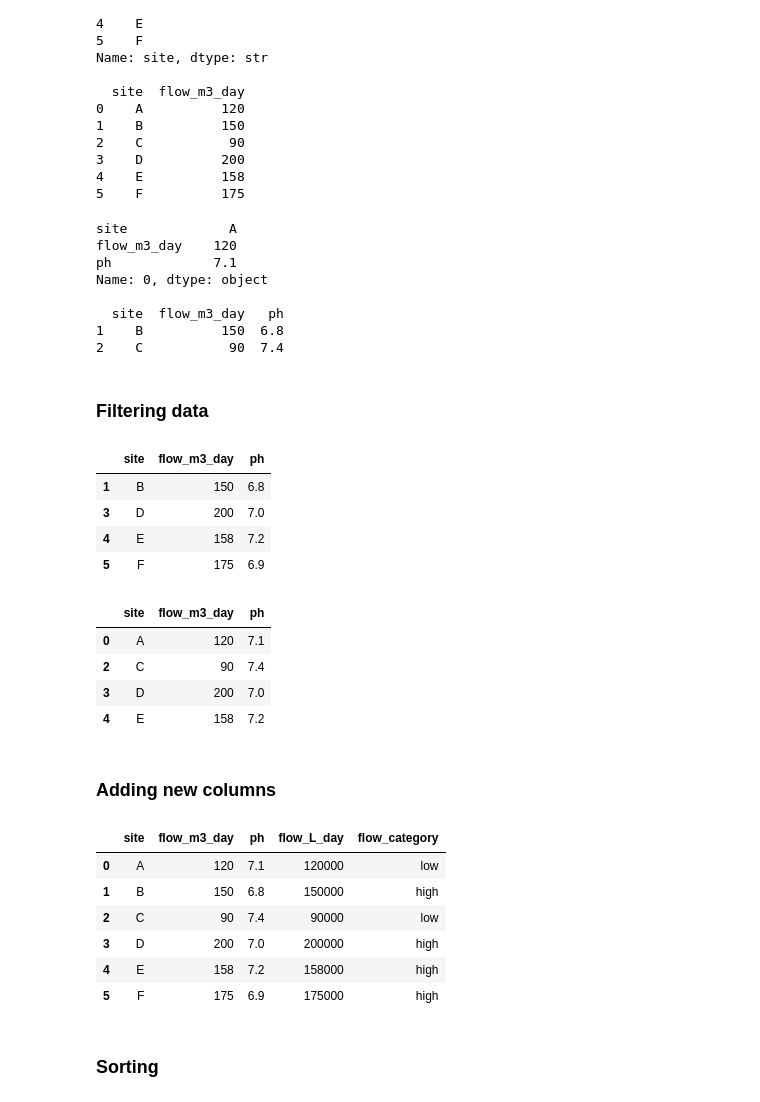
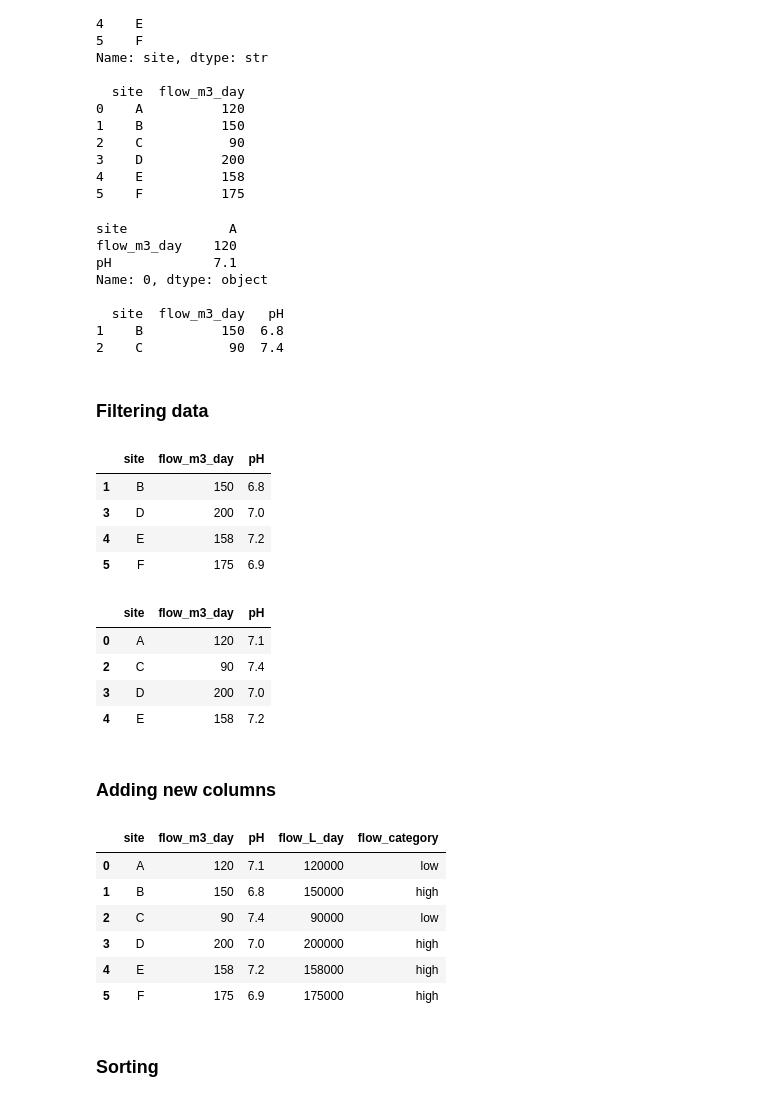
Before and after one commit to yalinli2/EnvEtools, a Jupyter notebook: course_modules/S2_NumPy_and_Pandas.ipynb, the cells around one changed output. Drawn from its saved outputs; the diff is of its cells as text; code cells hidden in the pictures.

```diff
--- a/course_modules/S2_NumPy_and_Pandas.ipynb
+++ b/course_modules/S2_NumPy_and_Pandas.ipynb
@@ -256,7 +256,7 @@ A **DataFrame** is a two-dimensional labeled table.
 df = pd.DataFrame({
     "site": ["A", "B", "C", "D", "E", "F"],
     "flow_m3_day": [120, 150, 90, 200, 158, 175],
-    "ph": [7.1, 6.8, 7.4, 7.0, 7.2, 6.9]
+    "pH": [7.1, 6.8, 7.4, 7.0, 7.2, 6.9]
 })
 
 df
@@ -353,10 +353,10 @@ print(df.iloc[1:3])   # position-based row selection
 # %% [output]
 site             A
 flow_m3_day    120
-ph             7.1
+pH             7.1
 Name: 0, dtype: object
 
-  site  flow_m3_day   ph
+  site  flow_m3_day   pH
 1    B          150  6.8
 2    C           90  7.4
 # %% [markdown]
@@ -365,16 +365,16 @@ Name: 0, dtype: object
 high_flow = df[df["flow_m3_day"] > 120]
 high_flow
 # %% [output]
-|  | site | flow_m3_day | ph |
+|  | site | flow_m3_day | pH |
 | 1 | B | 150 | 6.8 |
 | 3 | D | 200 | 7.0 |
 | 4 | E | 158 | 7.2 |
 | 5 | F | 175 | 6.9 |
 # %%
-neutral_or_higher = df[df["ph"] >= 7.0]
+neutral_or_higher = df[df["pH"] >= 7.0]
 neutral_or_higher
 # %% [output]
-|  | site | flow_m3_day | ph |
+|  | site | flow_m3_day | pH |
 | 0 | A | 120 | 7.1 |
 | 2 | C | 90 | 7.4 |
 | 3 | D | 200 | 7.0 |
@@ -383,10 +383,10 @@ neutral_or_higher
 ### Adding new columns
 # %%
 df["flow_L_day"] = df["flow_m3_day"] * 1000
-df["flow_category"] = np.where(df["flow_m3_day"] >= 130, "high", "low")
+df["flow_category"] = np.where(df["flow_m3_day"] > 120, "high", "low")
 df
 # %% [output]
-|  | site | flow_m3_day | ph | flow_L_day | flow_category |
+|  | site | flow_m3_day | pH | flow_L_day | flow_category |
 | 0 | A | 120 | 7.1 | 120000 | low |
 | 1 | B | 150 | 6.8 | 150000 | high |
 | 2 | C | 90 | 7.4 | 90000 | low |
```
Also changed, not shown: parts of 7 cells of this notebook.
